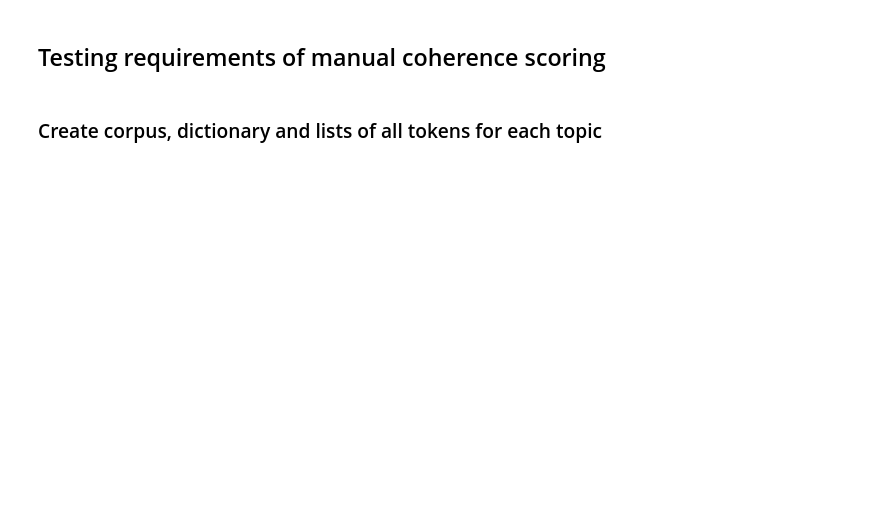
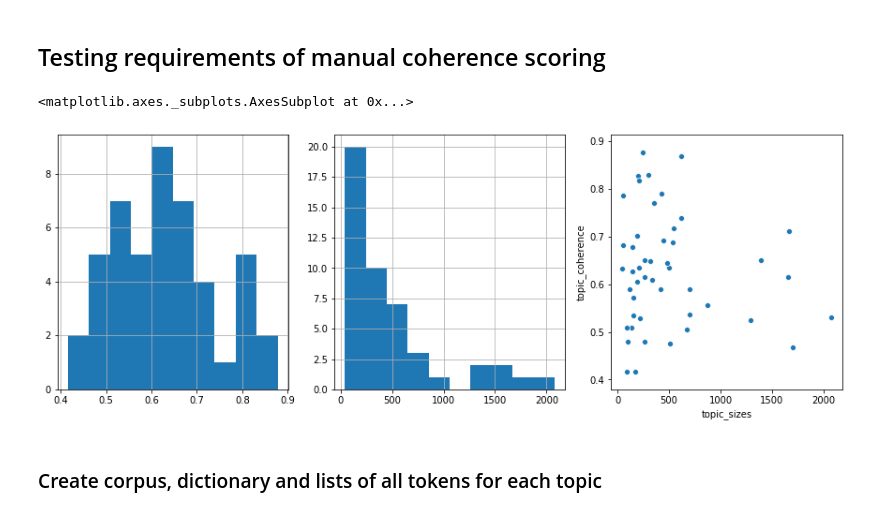
Before and after one commit to MartinChrisWood/news_crow, a Jupyter notebook: 04_clustering_metrics.ipynb, the cells around one changed output. Cells and saved outputs as stored; diff of their text form; code cells hidden in the pictures; blank space fills up the shorter version.

```diff
--- a/04_clustering_metrics.ipynb
+++ b/04_clustering_metrics.ipynb
@@ -123,6 +85,23 @@ def load_evaluate_corpus(data_path):
     return get_corpus_model_coherence(df)
 # %% [markdown]
 ## Testing requirements of manual coherence scoring
+# %%
+df = pd.read_csv("working/disaster_clustered_lda.csv")
+df["tokens"] = df["clean_text"].apply(preprocess_desc)
+
+coherences, mod1, mod2, topics_lengths = get_corpus_model_coherence(df)
+# %%
+topic_features = pd.DataFrame({"topic_coherence": list(mod1.get_coherence_per_topic()),
+                               "topic_sizes": list(topics_lengths.values())})
+# %%
+fig, axs = plt.subplots(nrows=1, ncols=3, figsize=(15, 5))
+
+pd.Series(mod1.get_coherence_per_topic()).hist(ax=axs[0])
+pd.Series(topics_lengths).hist(ax=axs[1])
+sns.scatterplot(x='topic_sizes', y='topic_coherence', data=topic_features, ax=axs[2])
+# %% [output]
+<matplotlib.axes._subplots.AxesSubplot at 0x...>
+[figure, added]
 # %% [markdown]
 ### Create corpus, dictionary and lists of all tokens for each topic
 # %%
```
Also changed, not shown: parts of 10 cells of this notebook, 4 other files.
